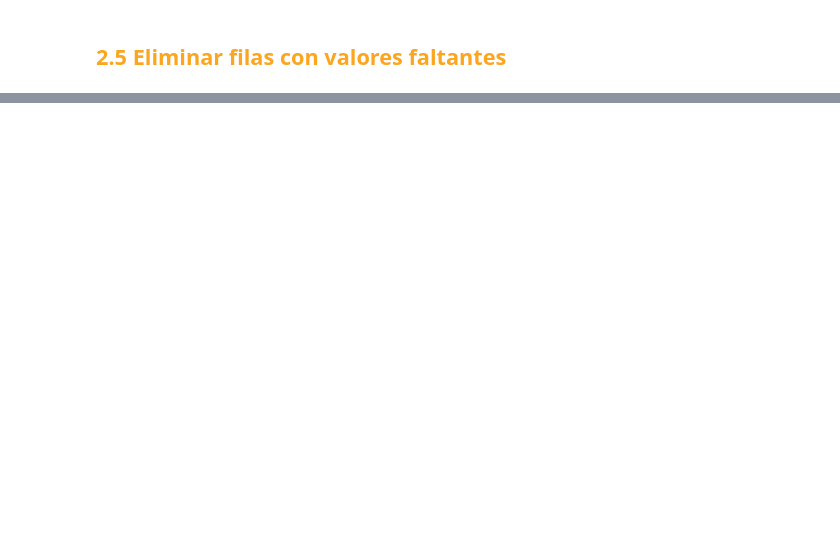
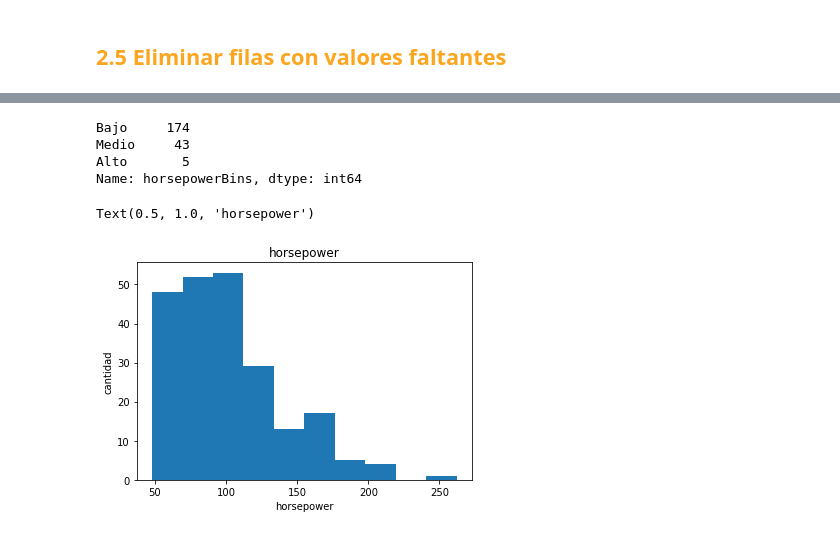
Before and after one commit to scedenod/03C2022_DA, a Jupyter notebook: EDA_AUTOS_3C2022.ipynb, the cells around one changed output, grey strips where cells are left out. Cells and saved outputs as stored; diff of their text form; code cells hidden in the pictures; blank space fills up the shorter version.

```diff
--- a/EDA_AUTOS_3C2022.ipynb
+++ b/EDA_AUTOS_3C2022.ipynb
@@ -390,0 +502,4 @@ Name: price, dtype: int64
+# %%
+dfAutos["City L/100km"]=235/dfAutos["City"]
+dfAutos["Highway L/100km"]=235/dfAutos["Higway"]
+dfAutos.head(3)
@@ -390,0 +528,4 @@ Name: price, dtype: int64
+# %%
+dfAutos["length"]=dfAutos["length"]/dfAutos["length"].max()
+dfAutos["width"]=dfAutos["width"]/dfAutos["width"].max()
+dfAutos["heingt"]=dfAutos["heingt"]/dfAutos["heingt"].max()
@@ -390,0 +580,4 @@ Name: price, dtype: int64
+# %%
+bins=np.linspace(min(dfAutos["horsepower"]), max(dfAutos["horsepower"]),4)
+#divide lo que esta en la columna, en cuatro datos especificos.
+bins
@@ -390,0 +588,5 @@ Name: price, dtype: int64
+# %%
+groupNames=["Bajo","Medio","Alto"] #la asignacion es posicional y debe ser correspondiente al rango obtenido del linspace
+dfAutos["horsepowerBins"]=pd.cut(dfAutos["horsepower"],bins,labels=groupNames,include_lowest=True)
+#se le indica a python que divida en funcion al rango bins, con nuevo nombre groupNames
+dfAutos[["horsepower","horsepowerBins"]].head(5)
@@ -390,0 +620,20 @@ Name: price, dtype: int64
+# %%
+dfAutos["horsepowerBins"].value_counts()
+# %% [output]
+Bajo     174
+Medio     43
+Alto       5
+Name: horsepowerBins, dtype: int64
+# %%
+%matplotlib inline
+import matplotlib as plt
+from matplotlib import pyplot
+
+plt.pyplot.hist(dfAutos["horsepower"])
+
+plt.pyplot.xlabel("horsepower")
+plt.pyplot.ylabel("cantidad")
+plt.pyplot.title("horsepower")
+# %% [output]
+Text(0.5, 1.0, 'horsepower')
+[figure, added]
```
Also changed, not shown: parts of 34 cells of this notebook.
